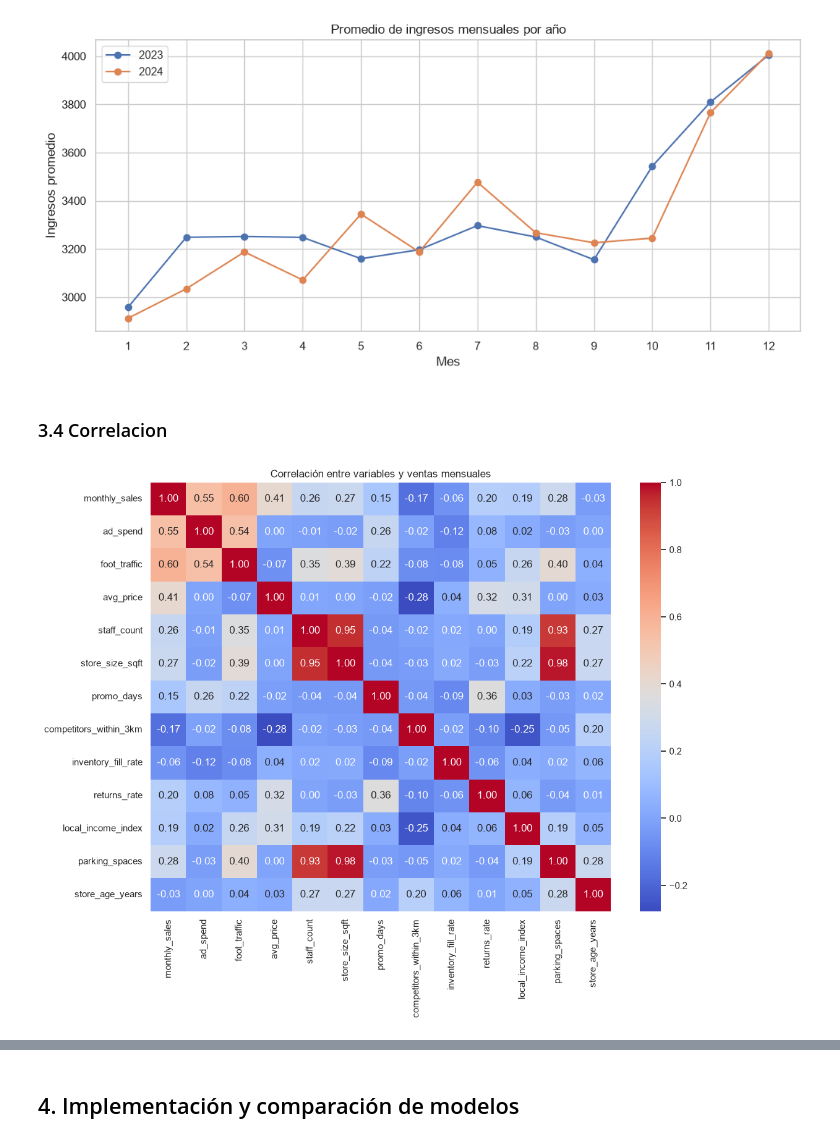
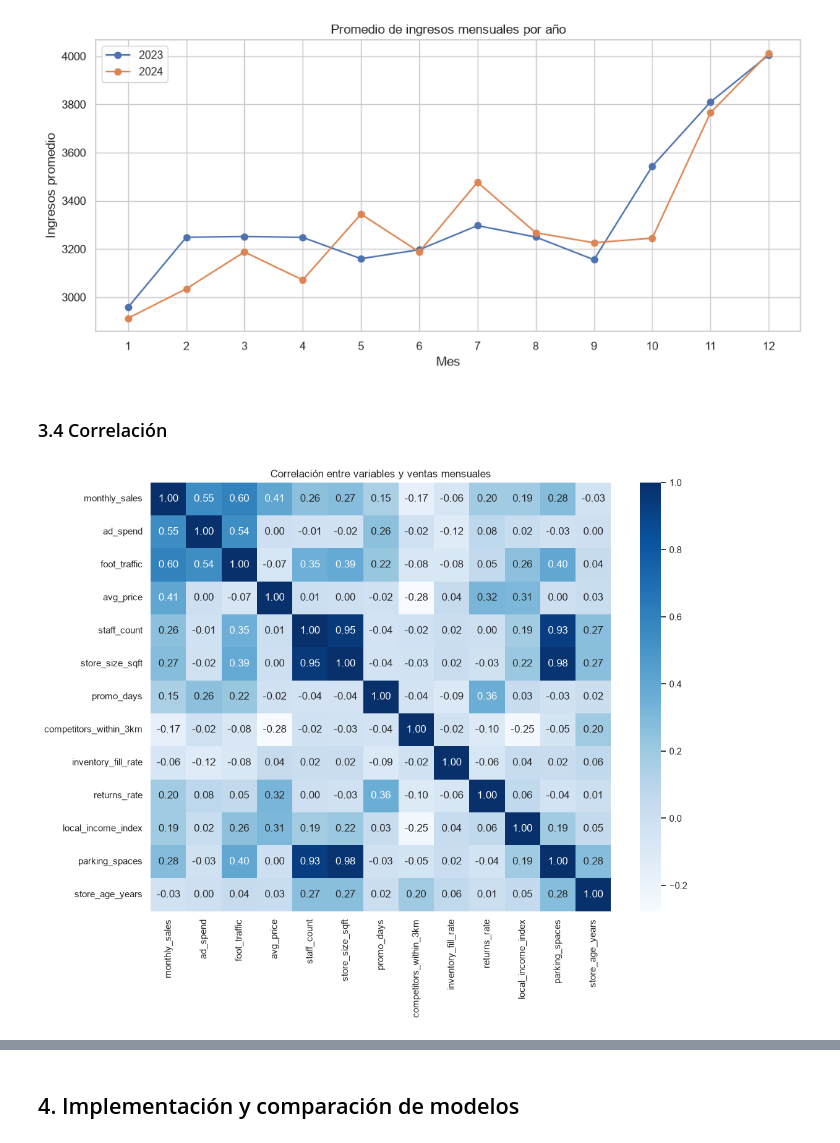
Before and after one commit to gvcabrera/AIMLT2, a Jupyter notebook: negocio/Caso B – Predicción de ventas futuras.ipynb, the cells around one changed output, grey strips where cells are left out. Cells and saved outputs as stored; diff of their text form; code cells hidden in the pictures.

```diff
--- a/negocio/Caso B – Predicción de ventas futuras.ipynb
+++ b/negocio/Caso B – Predicción de ventas futuras.ipynb
@@ -41,7 +42,7 @@ pd.set_option("display.width", 120)
 # %% [markdown]
 ### 3.0.2 Importación de datos
 # %%
-df = pd.read_csv('data/retail_sales_demo_data.csv')
+df = pd.read_csv('retail_sales_demo_data.csv')
 
 df.shape
 # %% [output]
@@ -239,36 +245,36 @@ plt.show()
 # %% [output]
 [figure]
 # %% [markdown]
-### 3.4 Correlacion
+### 3.4 Correlación
 # %%
 variables_corr = [
     'monthly_sales',
     'ad_spend',
     'foot_traffic',
     'avg_price',
     'staff_count',
     'store_size_sqft',
     'promo_days',
     'competitors_within_3km',
     'inventory_fill_rate',
     'returns_rate',
     'local_income_index',
     'parking_spaces',
     'store_age_years'
 ]
 
 corr = df[variables_corr].corr()
 
 plt.figure(figsize=(12, 9))
 
 sns.heatmap(
     corr,
     annot=True,
     fmt='.2f',
-    cmap='coolwarm'
+    cmap='Blues'
 )
 
 plt.title('Correlación entre variables y ventas mensuales')
 plt.show()
 # %% [output]
-[figure, old version]
+[figure, new version]
```
Also changed, not shown: parts of 32 cells of this notebook.
